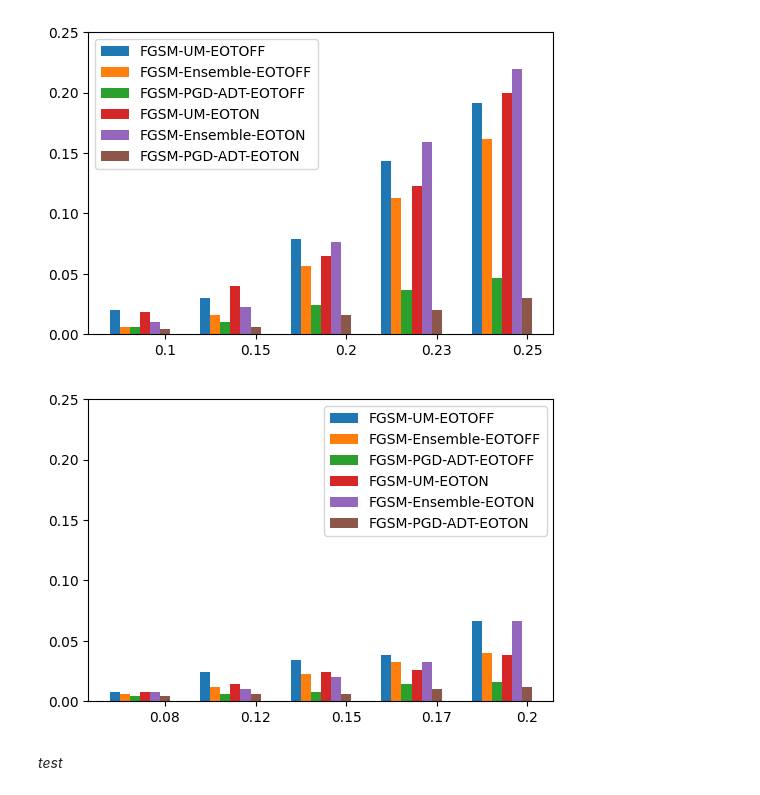
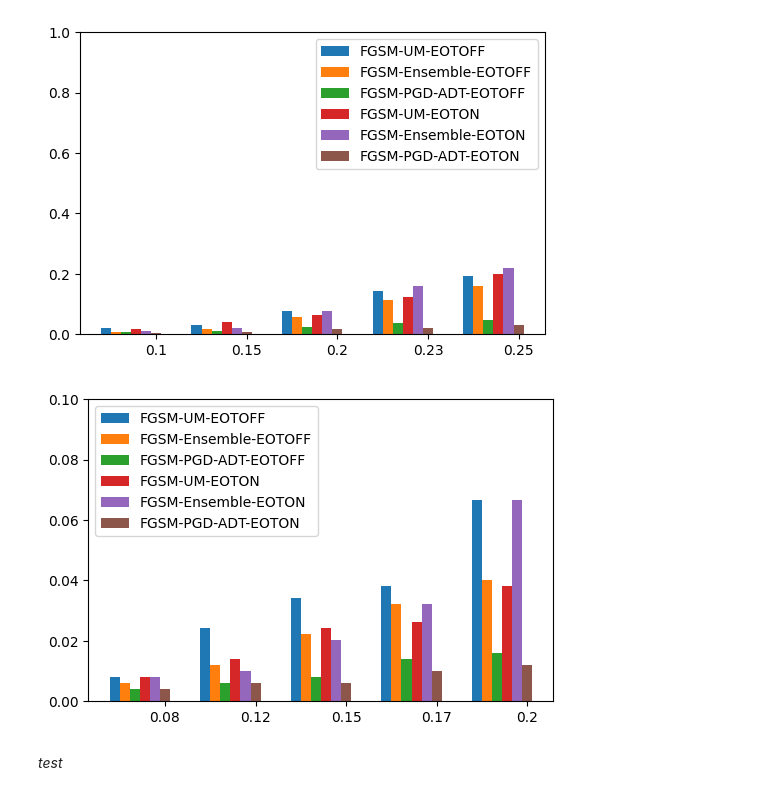
Before and after one commit to Arleycht/project-athena, a Jupyter notebook: Task2_update/ResultGraph.ipynb, the cells around one changed output. Saved outputs shown, nothing was run; the diff lists cells and outputs as text; code cells hidden in the pictures.

```diff
--- a/Task2_update/ResultGraph.ipynb
+++ b/Task2_update/ResultGraph.ipynb
@@ -88,7 +88,7 @@ modelcolors = {
 # FGSM
 
 plt.figure(dpi=100)
-plt.ylim(0, 0.25)
+plt.ylim(0, 1)
 
 offsetindex = 0
 for eot in eotmodes:
@@ -105,35 +105,35 @@ for eot in eotmodes:
         offsetindex += 1
 
 plt.legend()
 Path('graphs').mkdir(exist_ok=True)
 plt.savefig("graphs/FGSM.png")
 plt.show()
 
 # PGD
 
 plt.figure(dpi=100)
-plt.ylim(0, 0.25)
+plt.ylim(0, 0.1)
 
 offsetindex = 0
 for eot in eotmodes:
     for model in models:
         x, y = getpoints(errorrates['PGD'][eot][model])
 
         style = ('-' if eot is 'EOTON' else '--') + attackstyles['FGSM'] + modelcolors[model]
         label = f"FGSM-{model}-" + eot
 
         offset = offsetindex * 1 / 6
 
         plt.bar([(x * 1.5) + offset for x in range(len(y))], y, label=label, tick_label=x, width=1/6)
 
         offsetindex += 1
 
 plt.legend()
 Path('graphs').mkdir(exist_ok=True)
 plt.savefig("graphs/PGD.png")
 plt.show()
 # %% [output]
-[figure, old version]
+[figure, new version]
-[figure, old version]
+[figure, new version]
 # %% [markdown]
 <i>test</i>
```
Also changed, not shown: 7 other files.
